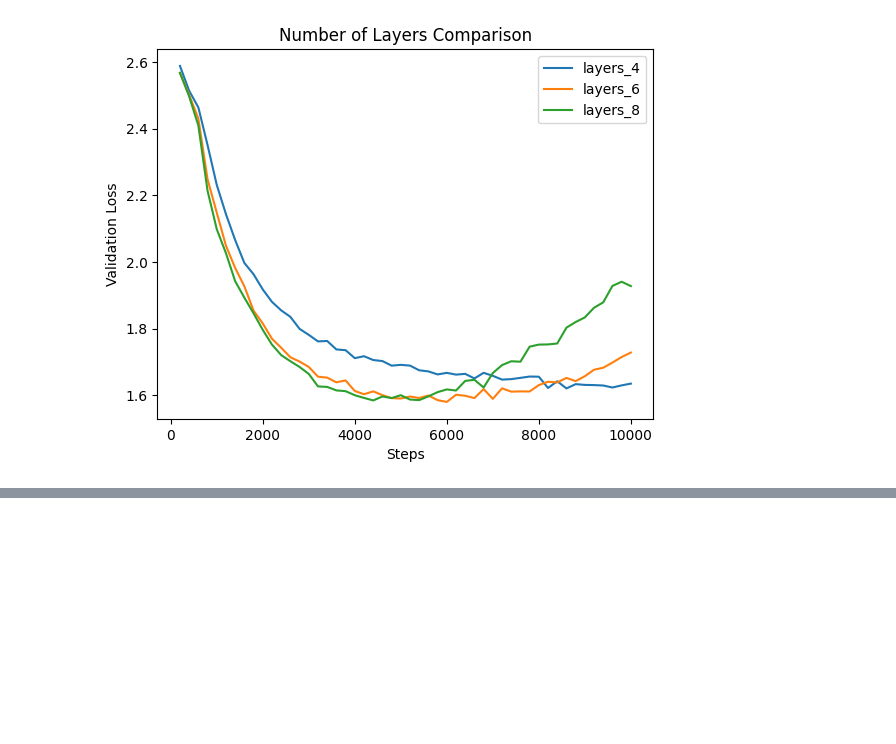
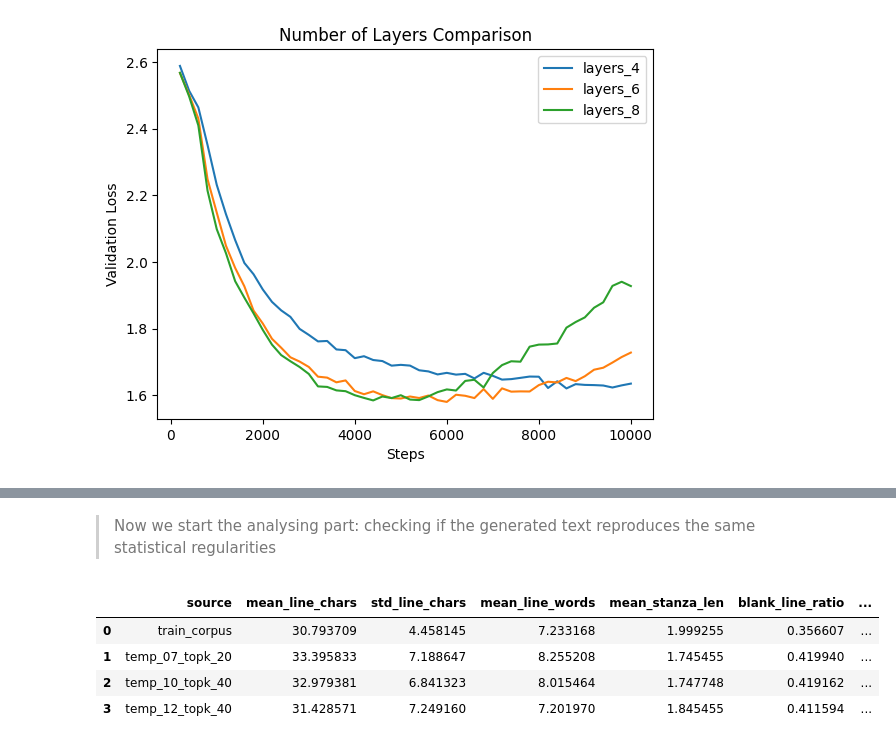
Before and after one commit to alakaramkesh/Character-Level-GPT, a Jupyter notebook: LLM_Poem_creation.ipynb, the cells around one changed output, grey strips where cells are left out. Saved outputs shown, nothing was run; the diff lists cells and outputs as text; code cells hidden in the pictures; blank space fills up the shorter version.

```diff
--- a/LLM_Poem_creation.ipynb
+++ b/LLM_Poem_creation.ipynb
@@ -727,0 +868,5 @@ plot_experiments(
+# %% [markdown]
+
+
+> Now we start the analysing part:
+checking if the generated text reproduces the same statistical regularities
@@ -727,0 +933,38 @@ plot_experiments(
+# %%
+import pandas as pd
+
+summary_rows = []
+
+# Add train corpus row
+summary_rows.append({
+    "source": "train_corpus",
+    "mean_line_chars": float(np.mean(train_features["line_lengths_chars"])),
+    "std_line_chars": float(np.std(train_features["line_lengths_chars"])),
+    "mean_line_words": float(np.mean(train_features["line_lengths_words"])),
+    "mean_stanza_len": float(np.mean(train_features["stanza_lengths"])),
+    "blank_line_ratio": train_features["blank_line_ratio"],
+    "num_lines": train_features["num_lines"],
+    "num_stanzas": train_features["num_stanzas"]
+})
+
+# Add one row per setting
+for name, feats in setting_features.items():
+    summary_rows.append({
+        "source": name,
+        "mean_line_chars": float(np.mean(feats["line_lengths_chars"])),
+        "std_line_chars": float(np.std(feats["line_lengths_chars"])),
+        "mean_line_words": float(np.mean(feats["line_lengths_words"])),
+        "mean_stanza_len": float(np.mean(feats["stanza_lengths"])),
+        "blank_line_ratio": feats["blank_line_ratio"],
+        "num_lines": feats["num_lines"],
+        "num_stanzas": feats["num_stanzas"]
+    })
+
+summary_df = pd.DataFrame(summary_rows)
+summary_df
+# %% [output]
+|  | source | mean_line_chars | std_line_chars | mean_line_words | mean_stanza_len | blank_line_ratio | ... |
+| 0 | train_corpus | 30.793709 | 4.458145 | 7.233168 | 1.999255 | 0.356607 | ... |
+| 1 | temp_07_topk_20 | 33.395833 | 7.188647 | 8.255208 | 1.745455 | 0.419940 | ... |
+| 2 | temp_10_topk_40 | 32.979381 | 6.841323 | 8.015464 | 1.747748 | 0.419162 | ... |
+| 3 | temp_12_topk_40 | 31.428571 | 7.249160 | 7.201970 | 1.845455 | 0.411594 | ... |
```
Also changed, not shown: parts of 16 cells of this notebook.
